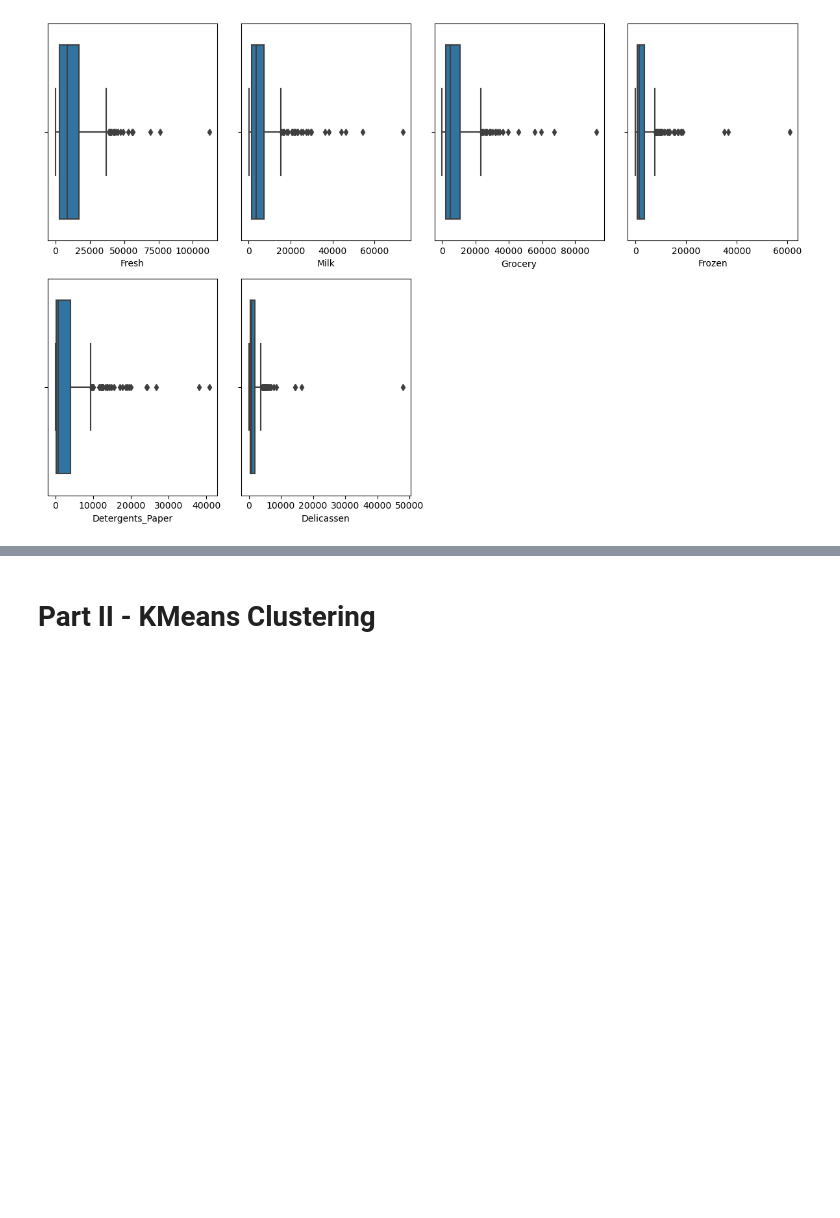
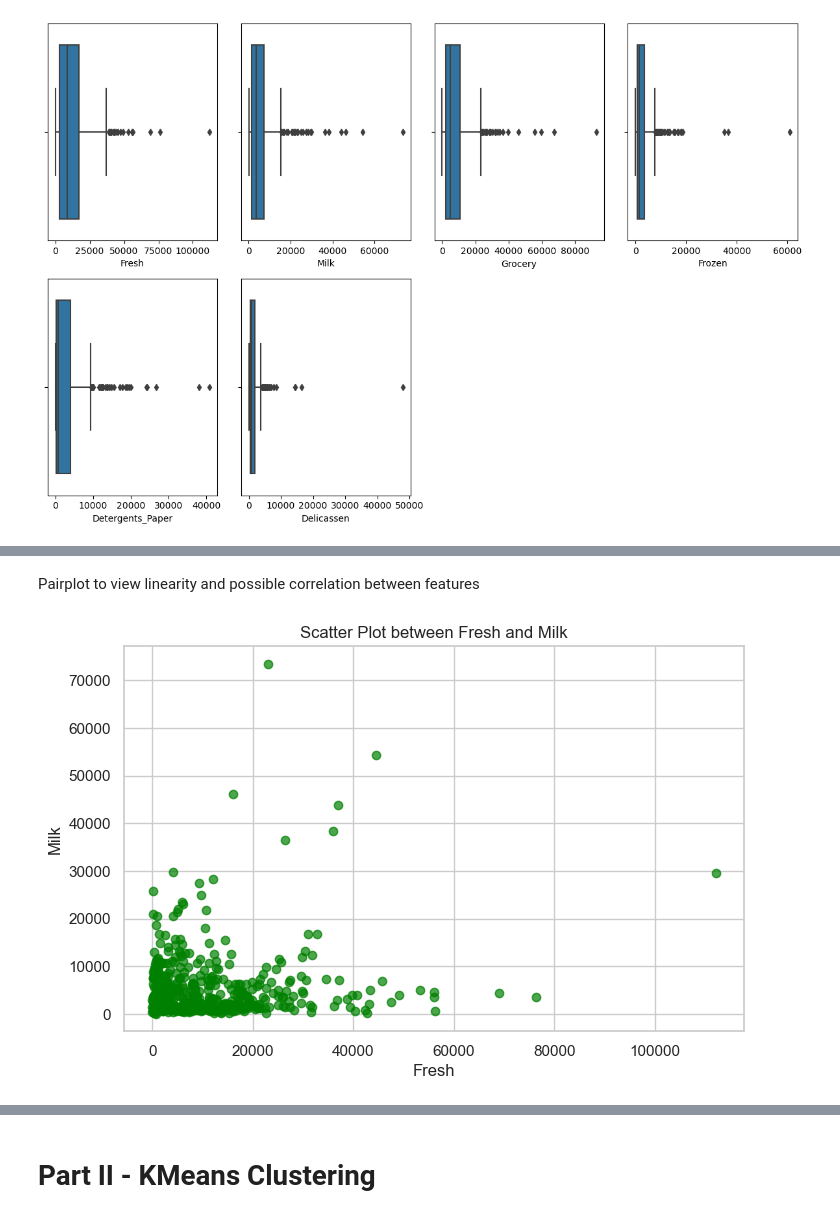
Before and after one commit to LaraOnipede/ml-project-unsupervised-learning, a Jupyter notebook: Unsupervised Learning - Project.ipynb, the cells around one changed output, grey strips where cells are left out. Saved outputs shown, nothing was run; the diff lists cells and outputs as text; code cells hidden in the pictures; blank space fills up the shorter version.

```diff
--- a/Unsupervised Learning - Project.ipynb
+++ b/Unsupervised Learning - Project.ipynb
@@ -114,0 +221,12 @@ plt.show()
+# %% [markdown]
+Pairplot to view linearity and possible correlation between features
+# %%
+# Scatter plot to see the relationship between 'Fresh' and 'Milk'
+plt.figure(figsize=(8, 5))
+plt.scatter(data['Fresh'], data['Milk'], color='green', alpha=0.7)
+plt.xlabel('Fresh')
+plt.ylabel('Milk')
+plt.title('Scatter Plot between Fresh and Milk')
+plt.show()
+# %% [output]
+[figure, added]
```
Also changed, not shown: parts of 50 cells of this notebook.
